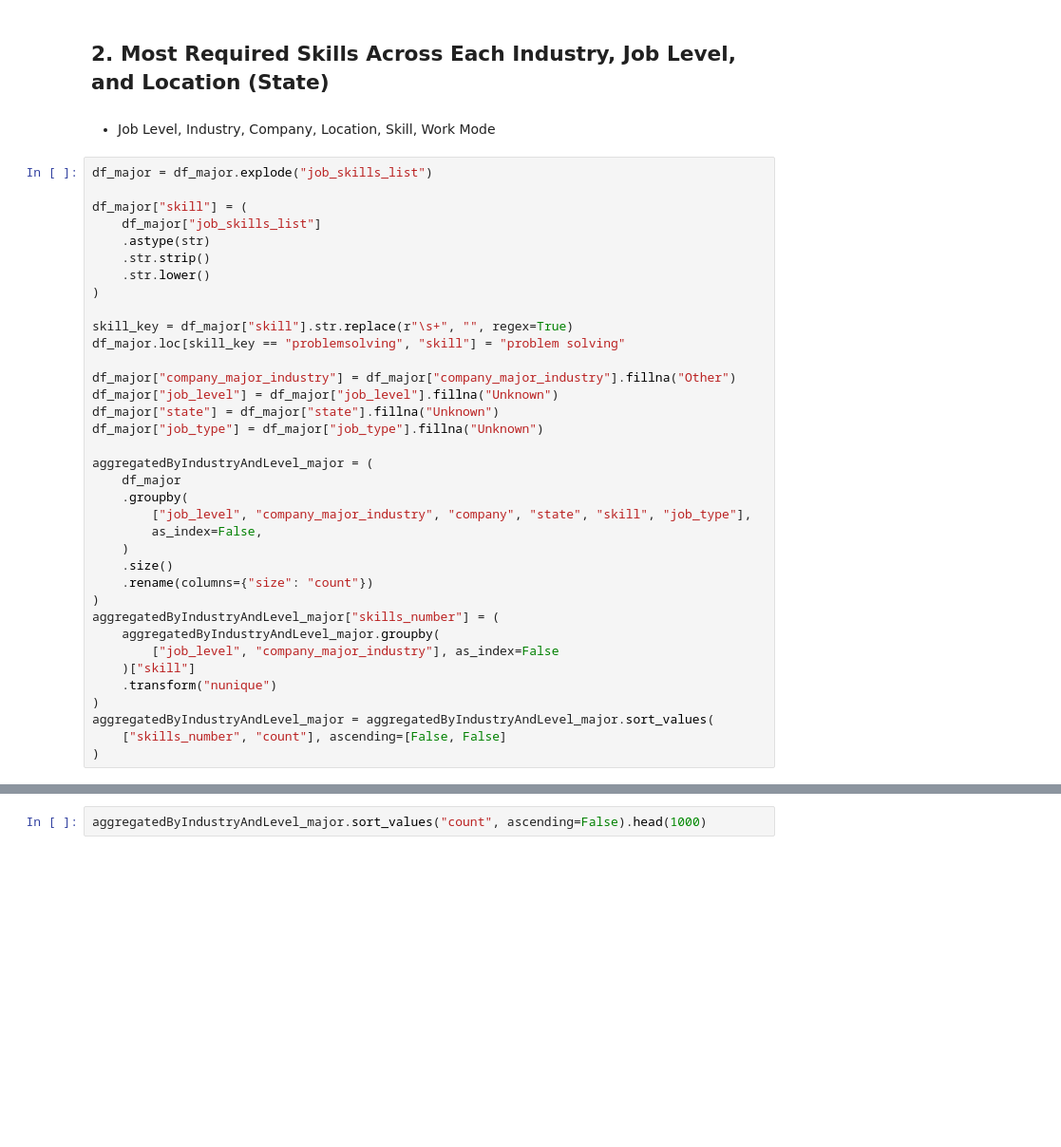
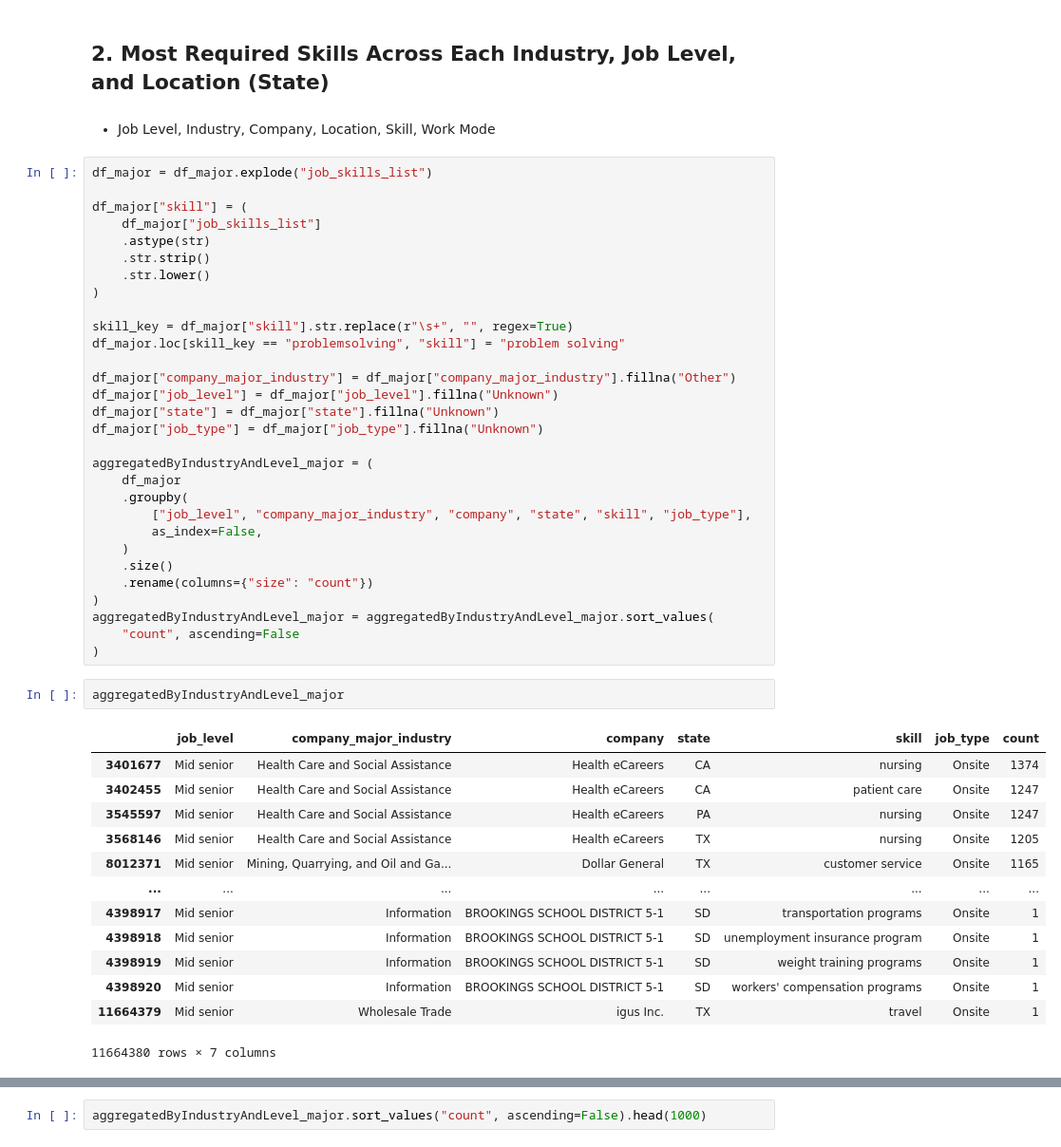
Before and after one commit to sss1lva21/Cse-412, a Jupyter notebook: Data/Processed Data/Data_Cleaning.ipynb, the cells around one changed output, grey strips where cells are left out. Shown at 95% size. Saved outputs shown, nothing was run; the diff lists cells and outputs as text; blank space fills up the shorter version.

```diff
--- a/Data/Processed Data/Data_Cleaning.ipynb
+++ b/Data/Processed Data/Data_Cleaning.ipynb
@@ -427,15 +427,25 @@ aggregatedByIndustryAndLevel_major = (
     .size()
     .rename(columns={"size": "count"})
 )
-aggregatedByIndustryAndLevel_major["skills_number"] = (
-    aggregatedByIndustryAndLevel_major.groupby(
-        ["job_level", "company_major_industry"], as_index=False
-    )["skill"]
-    .transform("nunique")
+aggregatedByIndustryAndLevel_major = aggregatedByIndustryAndLevel_major.sort_values(
+    "count", ascending=False
 )
-aggregatedByIndustryAndLevel_major = aggregatedByIndustryAndLevel_major.sort_values(
-    ["skills_number", "count"], ascending=[False, False]
-)
+# %%
+aggregatedByIndustryAndLevel_major
+# %% [output]
+|  | job_level | company_major_industry | company | state | skill | job_type | count |
+| 3401677 | Mid senior | Health Care and Social Assistance | Health eCareers | CA | nursing | Onsite | 1374 |
+| 3402455 | Mid senior | Health Care and Social Assistance | Health eCareers | CA | patient care | Onsite | 1247 |
+| 3545597 | Mid senior | Health Care and Social Assistance | Health eCareers | PA | nursing | Onsite | 1247 |
+| 3568146 | Mid senior | Health Care and Social Assistance | Health eCareers | TX | nursing | Onsite | 1205 |
+| 8012371 | Mid senior | Mining, Quarrying, and Oil and Ga... | Dollar General | TX | customer service | Onsite | 1165 |
+| ... | ... | ... | ... | ... | ... | ... | ... |
+| 4398917 | Mid senior | Information | BROOKINGS SCHOOL DISTRICT 5-1 | SD | transportation programs | Onsite | 1 |
+| 4398918 | Mid senior | Information | BROOKINGS SCHOOL DISTRICT 5-1 | SD | unemployment insurance program | Onsite | 1 |
+| 4398919 | Mid senior | Information | BROOKINGS SCHOOL DISTRICT 5-1 | SD | weight training programs | Onsite | 1 |
+| 4398920 | Mid senior | Information | BROOKINGS SCHOOL DISTRICT 5-1 | SD | workers' compensation programs | Onsite | 1 |
+| 11664379 | Mid senior | Wholesale Trade | igus Inc. | TX | travel | Onsite | 1 |
+11664380 rows × 7 columns
 # %%
 # Partition aggregatedByIndustry into up to 10 CSVs, each under 50MB
 import math
```
Also changed, not shown: parts of 1 cell of this notebook, 12 other files.
